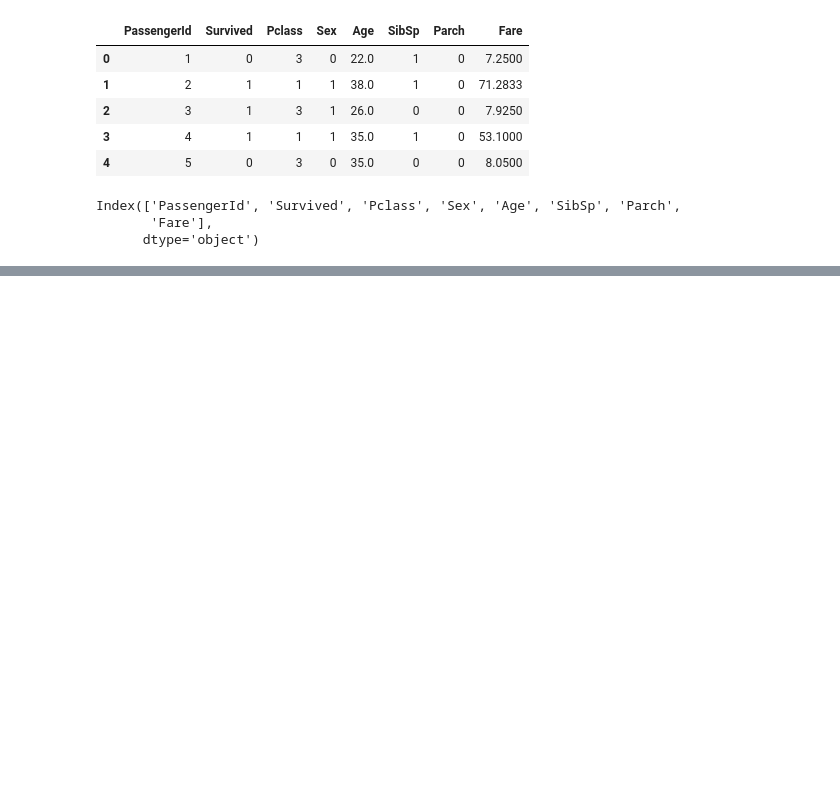
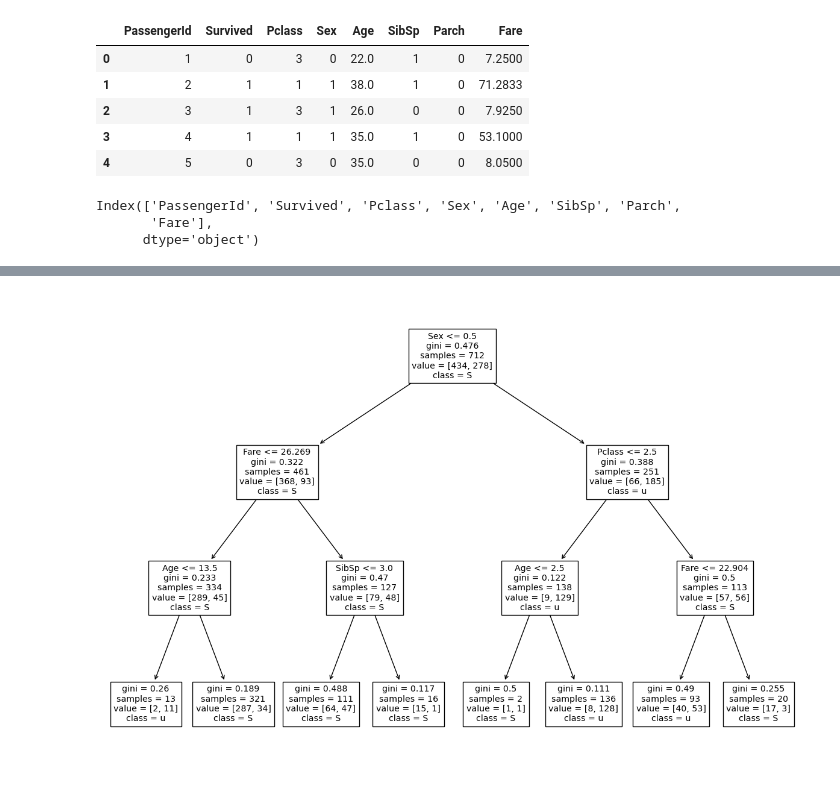
Before and after one commit to hayuen/ML, a Jupyter notebook: 1.ML/5.스케일링 및 하이퍼파라미터/3-3.하이퍼파라미터(RandomForest-타이타닉).ipynb, the cells around one changed output, grey strips where cells are left out. Cells and saved outputs as stored; diff of their text form; code cells hidden in the pictures; blank space fills up the shorter version.

```diff
--- a/1.ML/5.스케일링 및 하이퍼파라미터/3-3.하이퍼파라미터(RandomForest-타이타닉).ipynb
+++ b/1.ML/5.스케일링 및 하이퍼파라미터/3-3.하이퍼파라미터(RandomForest-타이타닉).ipynb
@@ -56,0 +57,17 @@ test :  0.8100558659217877
+# %%
+import matplotlib.pyplot as plt
+from sklearn.tree import DecisionTreeClassifier
+from sklearn import tree
+#각 파라미터값을 넣고 확인하자.
+#max_depth,min_samples_leaf,min_samples_split
+clf = tree.DecisionTreeClassifier( max_depth=3 )
+clf = clf.fit(X_train, y_train)
+
+fig = plt.figure(figsize=(15, 10), facecolor='white')
+tree.plot_tree(clf,
+          feature_names=features, ## 박스에 변수 이름 표시
+          class_names=label, ## 클래스 이름(범주 이름)
+         )
+plt.show()
+# %% [output]
+[figure, added]
```
Also changed, not shown: parts of 4 cells of this notebook, 10 other files.
